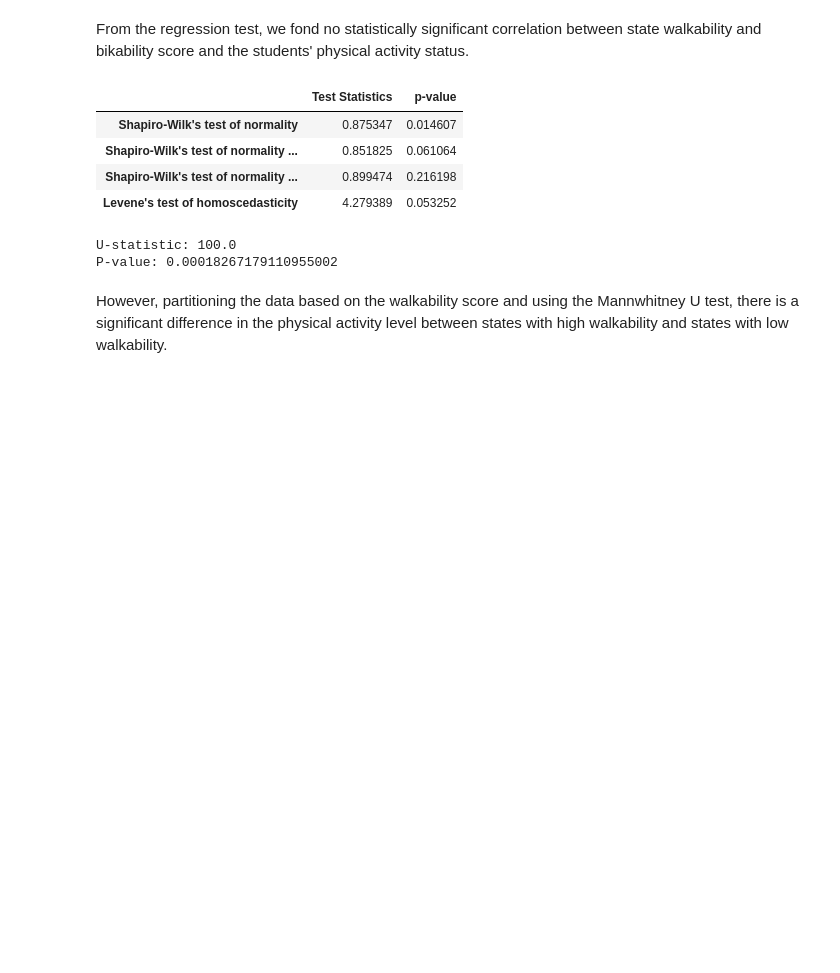
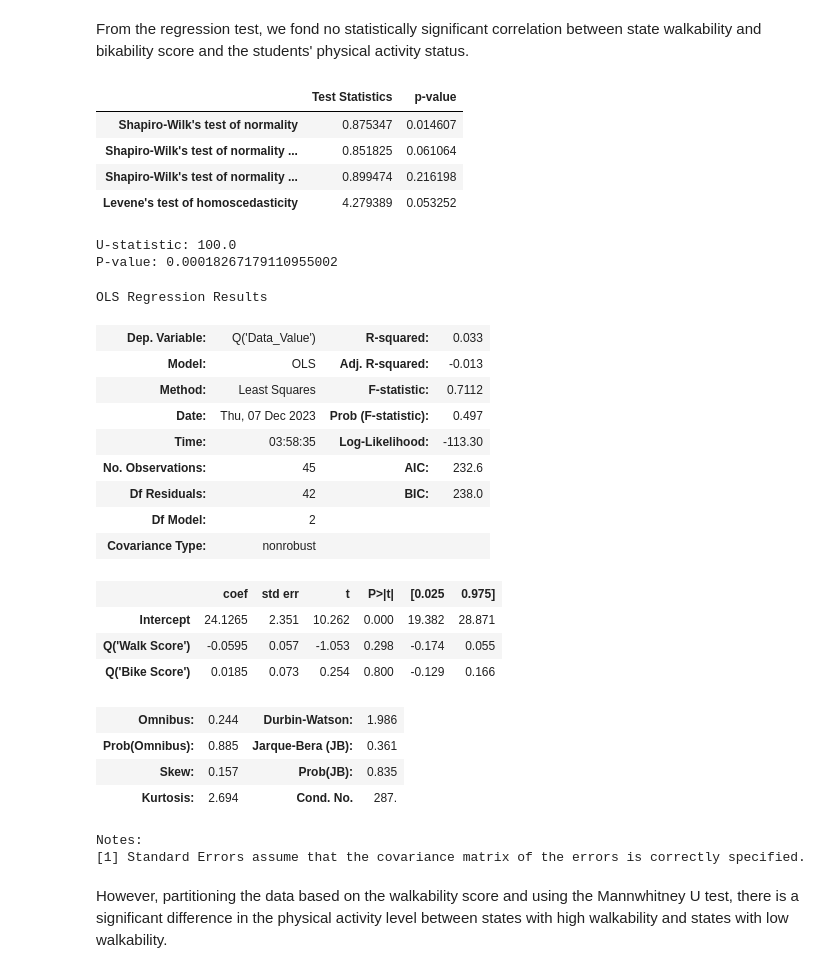
Before and after one commit to AxueWithoutU/SI-618-Project, a Jupyter notebook: nb/final (1).ipynb, the cells around one changed output. Saved outputs shown, nothing was run; the diff lists cells and outputs as text; code cells hidden in the pictures; blank space fills up the shorter version.

```diff
--- a/nb/final (1).ipynb
+++ b/nb/final (1).ipynb
@@ -1596,6 +1589,46 @@ print("P-value:", p_value)
 # %% [output]
 U-statistic: 100.0
 P-value: 0.00018267179110955002
+# %%
+obesity_ovw_physical = df_nutri.query(
+    "YearStart == 2019 & QuestionID == 'Q038'"+
+    "& Stratification1 == 'Total'"
+).merge(
+    (
+        df_walk[["State", "Walk Score", "Bike Score"]]
+        .groupby("State")[["Walk Score", "Bike Score"]]
+        .mean()
+    ),
+    how="inner",
+    left_on="LocationAbbr",
+    right_on="State",
+)
+
+smf.ols(
+    "Q('Data_Value') ~ Q('Walk Score') + Q('Bike Score')",
+    data=walk_physical,
+).fit().summary()
+# %% [output]
+OLS Regression Results
+| Dep. Variable: | Q('Data_Value') | R-squared: | 0.033 |
+| Model: | OLS | Adj. R-squared: | -0.013 |
+| Method: | Least Squares | F-statistic: | 0.7112 |
+| Date: | Thu, 07 Dec 2023 | Prob (F-statistic): | 0.497 |
+| Time: | 03:58:35 | Log-Likelihood: | -113.30 |
+| No. Observations: | 45 | AIC: | 232.6 |
+| Df Residuals: | 42 | BIC: | 238.0 |
+| Df Model: | 2 |  |  |
+| Covariance Type: | nonrobust |  |  |
+|  | coef | std err | t | P>|t| | [0.025 | 0.975] |
+| Intercept | 24.1265 | 2.351 | 10.262 | 0.000 | 19.382 | 28.871 |
+| Q('Walk Score') | -0.0595 | 0.057 | -1.053 | 0.298 | -0.174 | 0.055 |
+| Q('Bike Score') | 0.0185 | 0.073 | 0.254 | 0.800 | -0.129 | 0.166 |
+| Omnibus: | 0.244 | Durbin-Watson: | 1.986 |
+| Prob(Omnibus): | 0.885 | Jarque-Bera (JB): | 0.361 |
+| Skew: | 0.157 | Prob(JB): | 0.835 |
+| Kurtosis: | 2.694 | Cond. No. | 287. |
+Notes:
+[1] Standard Errors assume that the covariance matrix of the errors is correctly specified.
 # %% [markdown]
 However, partitioning the data based on the walkability score and using the Mannwhitney U test, there is a significant difference in the physical activity level between states with high walkability and states with low walkability.
 # %% [markdown]
```
Also changed, not shown: parts of 7 cells of this notebook.
